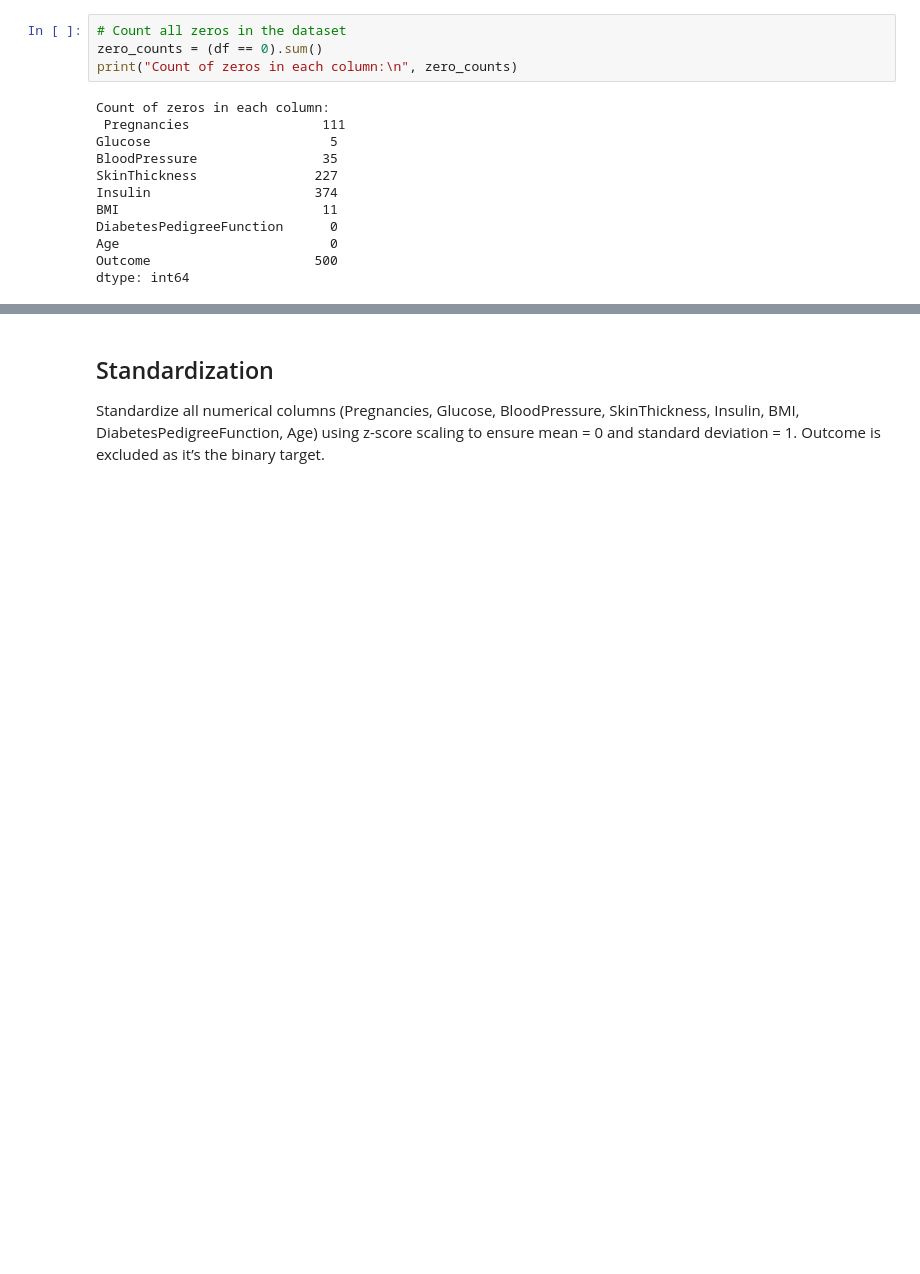
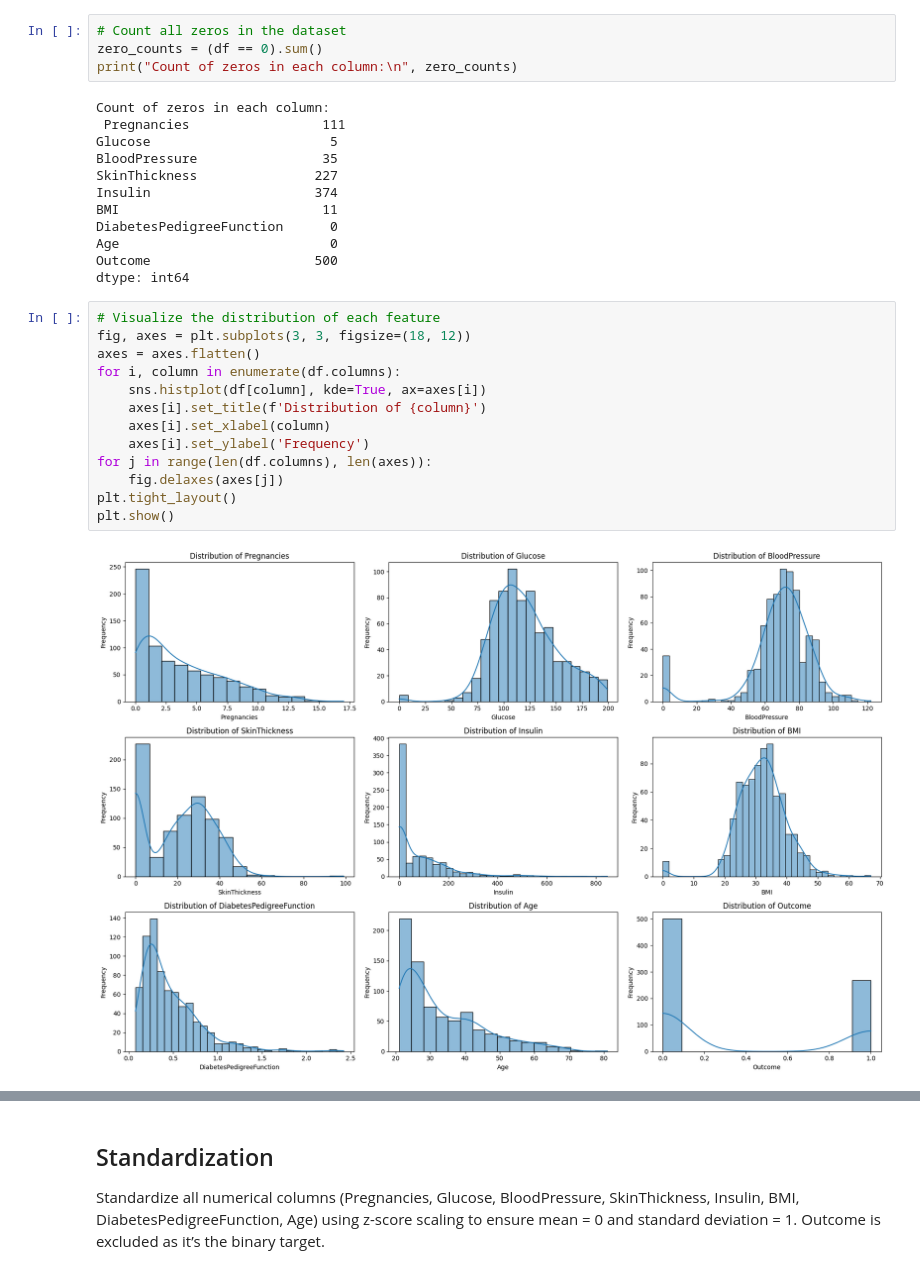
Before and after one commit to mrashutoshnigam/ai-ml-course, a Jupyter notebook: MLOps/G24AIXXXX.ipynb, the cells around one changed output, grey strips where cells are left out. Drawn from its saved outputs; the diff is of its cells as text; blank space fills up the shorter version.

```diff
--- a/MLOps/G24AIXXXX.ipynb
+++ b/MLOps/G24AIXXXX.ipynb
@@ -132,3 +127,18 @@ DiabetesPedigreeFunction      0
 Age                           0
 Outcome                     500
 dtype: int64
+# %%
+# Visualize the distribution of each feature
+fig, axes = plt.subplots(3, 3, figsize=(18, 12))
+axes = axes.flatten()
+for i, column in enumerate(df.columns):
+    sns.histplot(df[column], kde=True, ax=axes[i])
+    axes[i].set_title(f'Distribution of {column}')
+    axes[i].set_xlabel(column)
+    axes[i].set_ylabel('Frequency')
+for j in range(len(df.columns), len(axes)):
+    fig.delaxes(axes[j])
+plt.tight_layout()
+plt.show()
+# %% [output]
+[figure, added]
```
Also changed, not shown: parts of 34 cells of this notebook.
